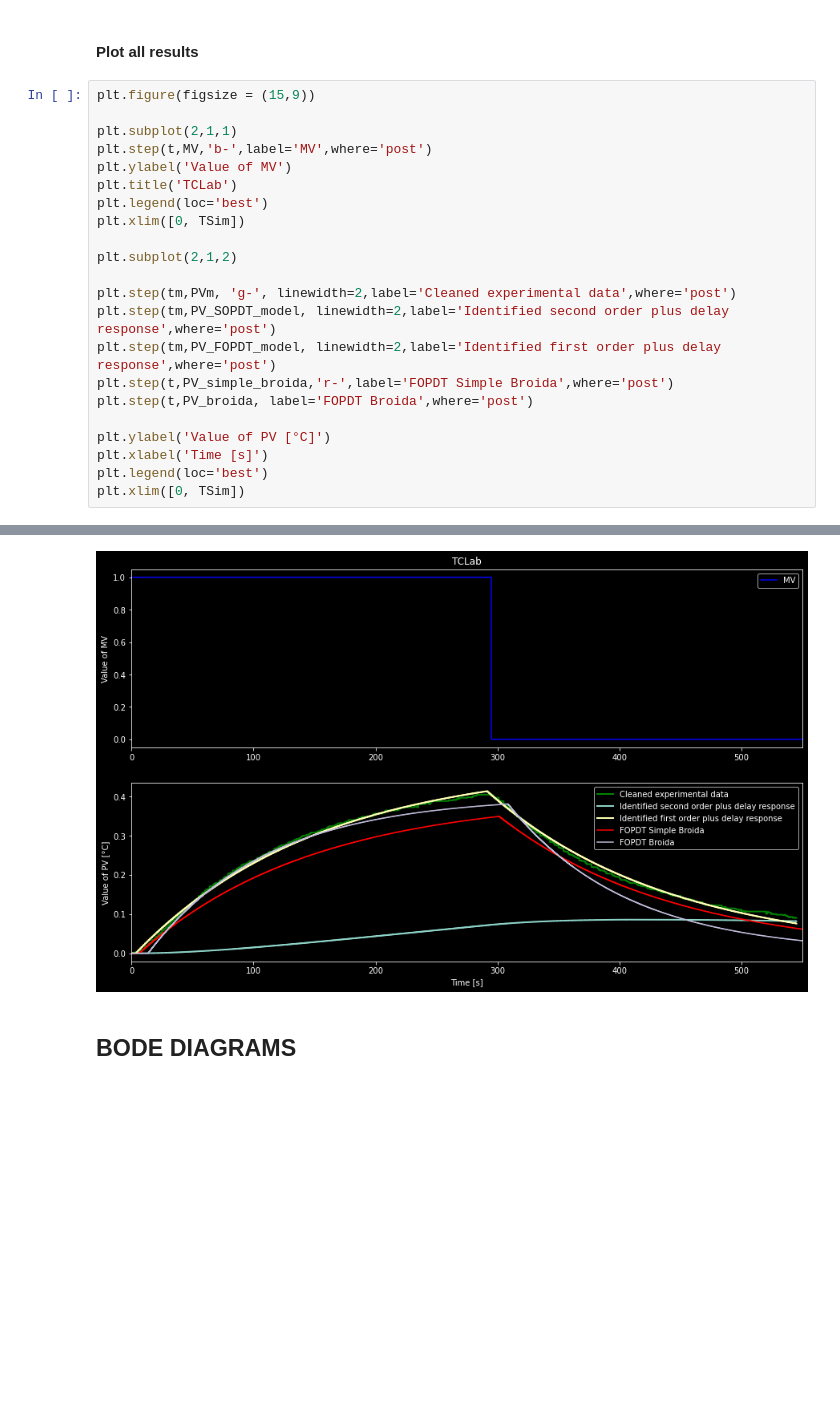
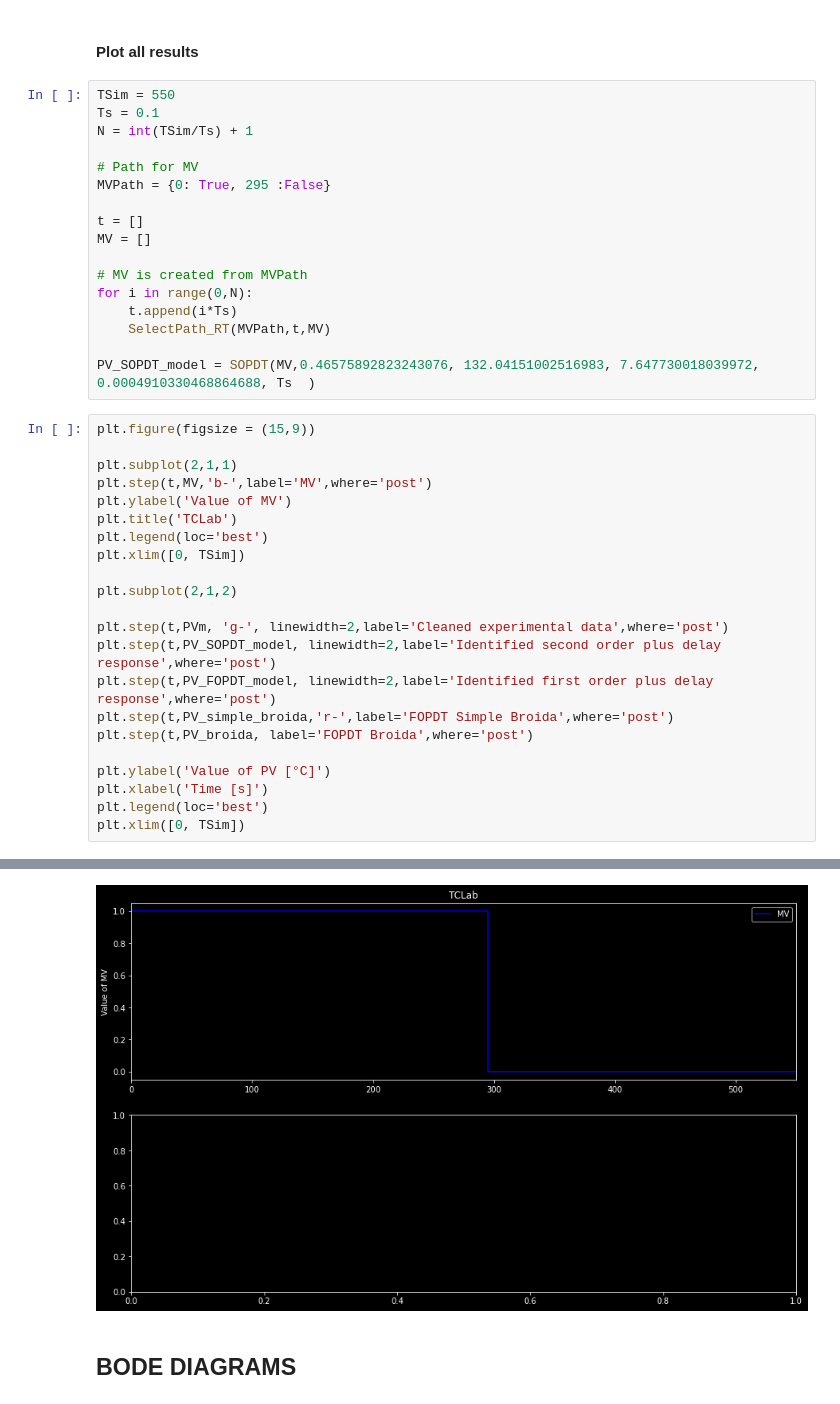
Before and after one commit to DaveTheDudeFromECAM/TCLab_DBR, a Jupyter notebook: dave/TCLab.ipynb, the cells around one changed output, grey strips where cells are left out. Saved outputs shown, nothing was run; the diff lists cells and outputs as text; blank space fills up the shorter version.

```diff
--- a/dave/Dave_exp_MV.ipynb
+++ b/dave/TCLab.ipynb
@@ -375,5 +395,22 @@ PV_broida = FOPDT(MV,Kp,T,theta,Ts)
 # %% [markdown]
 #### Plot all results
+# %%
+TSim = 550
+Ts = 0.1
+N = int(TSim/Ts) + 1
+
+# Path for MV
+MVPath = {0: True, 295 :False}
+
+t = []
+MV = []
+
+# MV is created from MVPath
+for i in range(0,N):
+    t.append(i*Ts)
+    SelectPath_RT(MVPath,t,MV)
+
+PV_SOPDT_model = SOPDT(MV,0.46575892823243076, 132.04151002516983, 7.647730018039972, 0.0004910330468864688, Ts  )
 # %%
 plt.figure(figsize = (15,9))
 
@@ -386,9 +423,9 @@ plt.xlim([0, TSim])
 
 plt.subplot(2,1,2)
 
-plt.step(tm,PVm, 'g-', linewidth=2,label='Cleaned experimental data',where='post')
-plt.step(tm,PV_SOPDT_model, linewidth=2,label='Identified second order plus delay response',where='post')
-plt.step(tm,PV_FOPDT_model, linewidth=2,label='Identified first order plus delay response',where='post')
+plt.step(t,PVm, 'g-', linewidth=2,label='Cleaned experimental data',where='post')
+plt.step(t,PV_SOPDT_model, linewidth=2,label='Identified second order plus delay response',where='post')
+plt.step(t,PV_FOPDT_model, linewidth=2,label='Identified first order plus delay response',where='post')
 plt.step(t,PV_simple_broida,'r-',label='FOPDT Simple Broida',where='post')
 plt.step(t,PV_broida, label='FOPDT Broida',where='post')
 
@@ -401,4 +438,4 @@ plt.xlim([0, TSim])
-[figure, old version]
+[figure, new version]
 # %% [markdown]
 ## BODE DIAGRAMS
 # %% [markdown]
```
Also changed, not shown: parts of 7 cells of this notebook, 22 other files.
